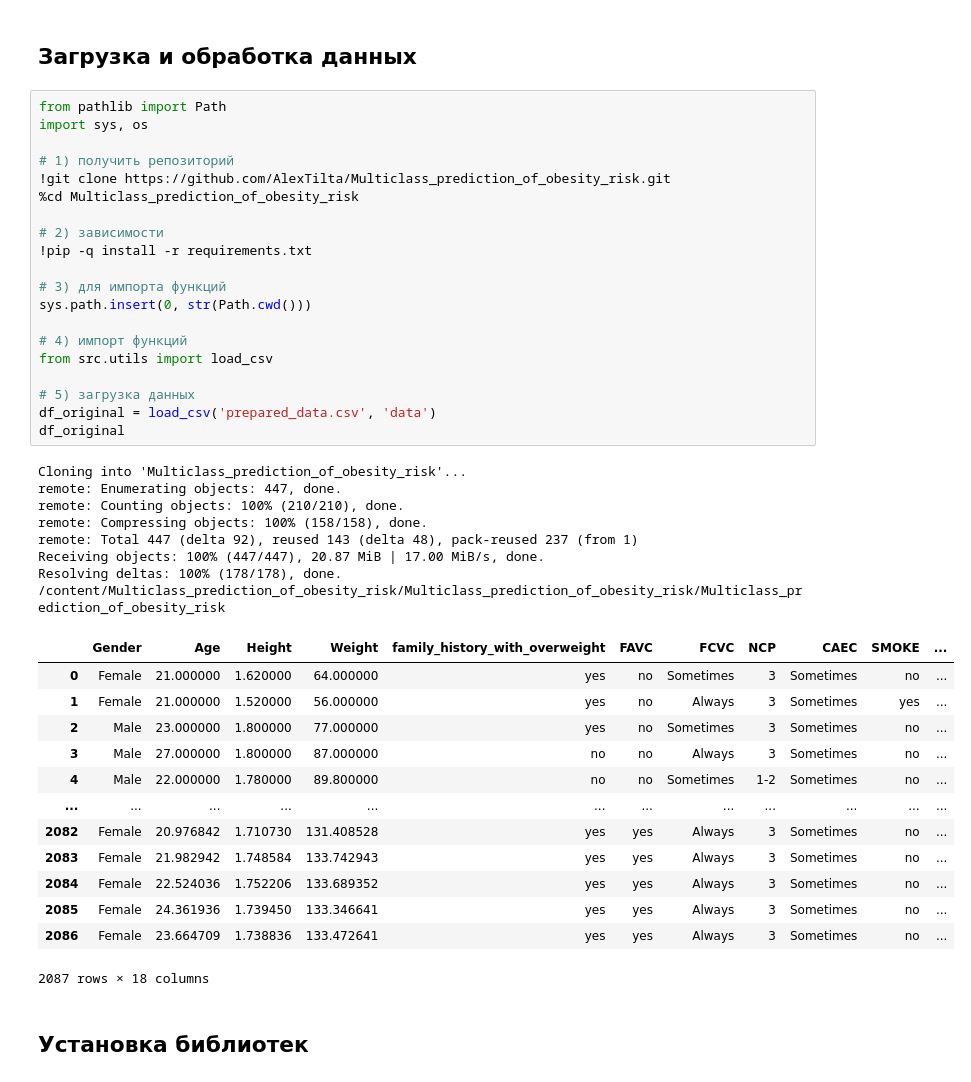
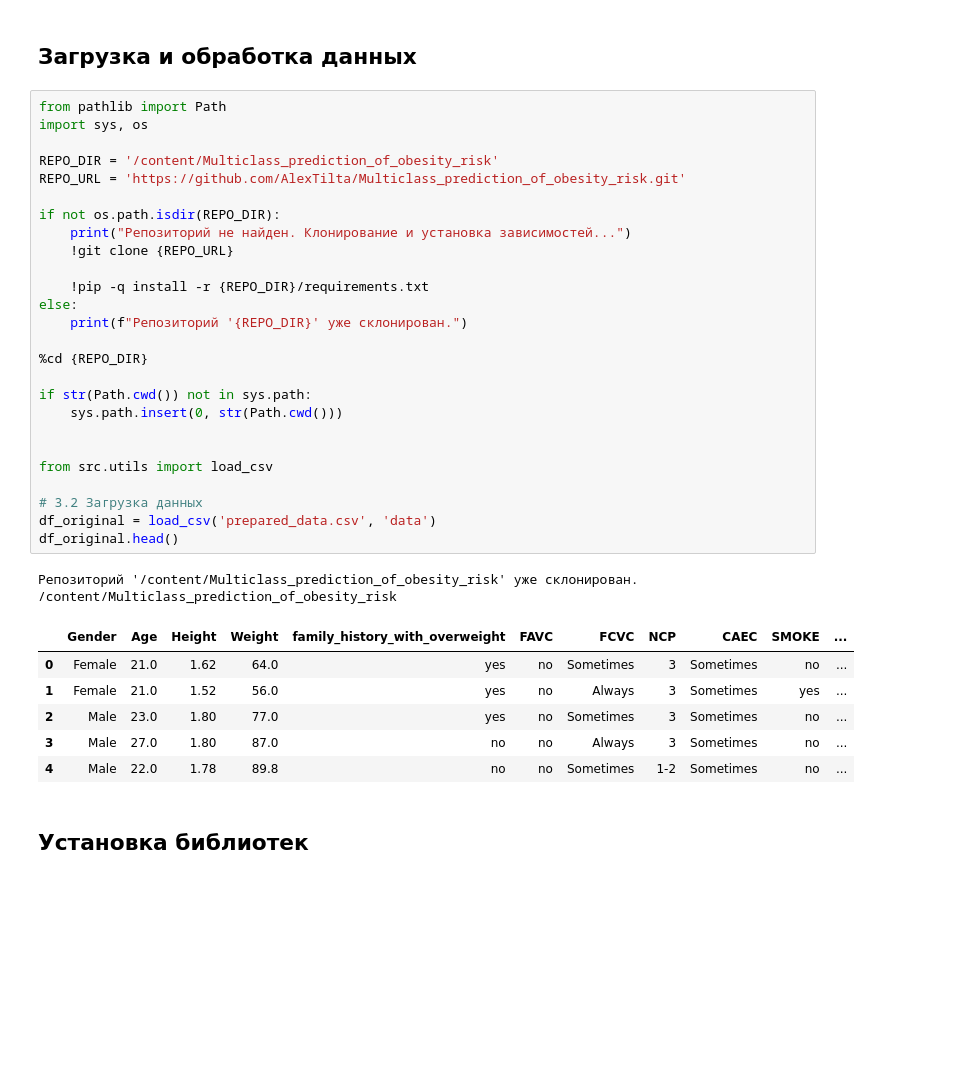
Before and after one commit to AlexTilta/Multiclass_prediction_of_obesity_risk, a Jupyter notebook: 02_ML.ipynb, the cells around one changed output. Saved outputs shown, nothing was run; the diff lists cells and outputs as text; blank space fills up the shorter version.

```diff
--- a/02_ML.ipynb
+++ b/02_ML.ipynb
@@ -5,45 +5,38 @@
 # %%
 from pathlib import Path
 import sys, os
 
-# 1) получить репозиторий
-!git clone https://github.com/AlexTilta/Multiclass_prediction_of_obesity_risk.git
-%cd Multiclass_prediction_of_obesity_risk
+REPO_DIR = '/content/Multiclass_prediction_of_obesity_risk'
+REPO_URL = 'https://github.com/AlexTilta/Multiclass_prediction_of_obesity_risk.git'
 
-# 2) зависимости
-!pip -q install -r requirements.txt
+if not os.path.isdir(REPO_DIR):
+    print("Репозиторий не найден. Клонирование и установка зависимостей...")
+    !git clone {REPO_URL}
 
-# 3) для импорта функций
-sys.path.insert(0, str(Path.cwd()))
+    !pip -q install -r {REPO_DIR}/requirements.txt
+else:
+    print(f"Репозиторий '{REPO_DIR}' уже склонирован.")
 
-# 4) импорт функций
+%cd {REPO_DIR}
+
+if str(Path.cwd()) not in sys.path:
+    sys.path.insert(0, str(Path.cwd()))
+
+
 from src.utils import load_csv
 
-# 5) загрузка данных
+# 3.2 Загрузка данных
 df_original = load_csv('prepared_data.csv', 'data')
-df_original
+df_original.head()
 # %% [output]
-Cloning into 'Multiclass_prediction_of_obesity_risk'...
-remote: Enumerating objects: 447, done.
-remote: Counting objects: 100% (210/210), done.
-remote: Compressing objects: 100% (158/158), done.
-remote: Total 447 (delta 92), reused 143 (delta 48), pack-reused 237 (from 1)
-Receiving objects: 100% (447/447), 20.87 MiB | 17.00 MiB/s, done.
-Resolving deltas: 100% (178/178), done.
-/content/Multiclass_prediction_of_obesity_risk/Multiclass_prediction_of_obesity_risk/Multiclass_prediction_of_obesity_risk
+Репозиторий '/content/Multiclass_prediction_of_obesity_risk' уже склонирован.
+/content/Multiclass_prediction_of_obesity_risk
 |  | Gender | Age | Height | Weight | family_history_with_overweight | FAVC | FCVC | NCP | CAEC | SMOKE | ... |
-| 0 | Female | 21.000000 | 1.620000 | 64.000000 | yes | no | Sometimes | 3 | Sometimes | no | ... |
-| 1 | Female | 21.000000 | 1.520000 | 56.000000 | yes | no | Always | 3 | Sometimes | yes | ... |
-| 2 | Male | 23.000000 | 1.800000 | 77.000000 | yes | no | Sometimes | 3 | Sometimes | no | ... |
-| 3 | Male | 27.000000 | 1.800000 | 87.000000 | no | no | Always | 3 | Sometimes | no | ... |
-| 4 | Male | 22.000000 | 1.780000 | 89.800000 | no | no | Sometimes | 1-2 | Sometimes | no | ... |
-| ... | ... | ... | ... | ... | ... | ... | ... | ... | ... | ... | ... |
-| 2082 | Female | 20.976842 | 1.710730 | 131.408528 | yes | yes | Always | 3 | Sometimes | no | ... |
-| 2083 | Female | 21.982942 | 1.748584 | 133.742943 | yes | yes | Always | 3 | Sometimes | no | ... |
-| 2084 | Female | 22.524036 | 1.752206 | 133.689352 | yes | yes | Always | 3 | Sometimes | no | ... |
-| 2085 | Female | 24.361936 | 1.739450 | 133.346641 | yes | yes | Always | 3 | Sometimes | no | ... |
-| 2086 | Female | 23.664709 | 1.738836 | 133.472641 | yes | yes | Always | 3 | Sometimes | no | ... |
+| 0 | Female | 21.0 | 1.62 | 64.0 | yes | no | Sometimes | 3 | Sometimes | no | ... |
+| 1 | Female | 21.0 | 1.52 | 56.0 | yes | no | Always | 3 | Sometimes | yes | ... |
+| 2 | Male | 23.0 | 1.80 | 77.0 | yes | no | Sometimes | 3 | Sometimes | no | ... |
+| 3 | Male | 27.0 | 1.80 | 87.0 | no | no | Always | 3 | Sometimes | no | ... |
+| 4 | Male | 22.0 | 1.78 | 89.8 | no | no | Sometimes | 1-2 | Sometimes | no | ... |
-2087 rows × 18 columns
 # %% [markdown]
  ## Установка библиотек
 # %%
```
Also changed, not shown: parts of 15 cells of this notebook.
